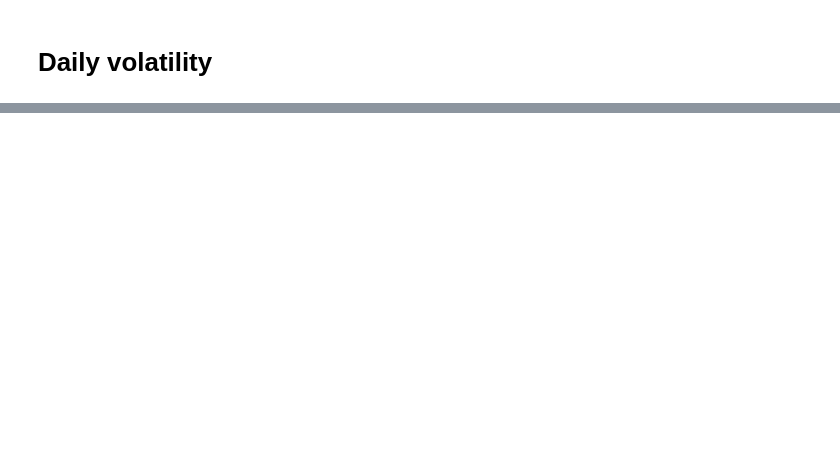
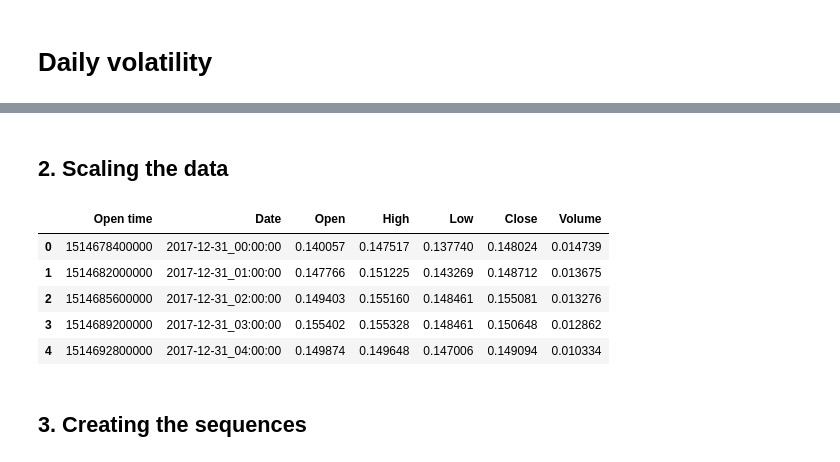
Before and after one commit to SamiFatmi/Bitcoin-price-prediction, a Jupyter notebook: LSTM.ipynb, the cells around one changed output, grey strips where cells are left out. Saved outputs shown, nothing was run; the diff lists cells and outputs as text; code cells hidden in the pictures; blank space fills up the shorter version.

```diff
--- a/LSTM.ipynb
+++ b/LSTM.ipynb
@@ -45,0 +98,28 @@ plt.show()
+# %% [markdown]
+## 2. Scaling the data
+# %%
+from sklearn.preprocessing import MinMaxScaler
+
+scaled_hourly_btc_data = pd.DataFrame()
+
+scaled_hourly_btc_data["Open time"] = hourly_btc_data["Open time"]
+scaled_hourly_btc_data["Date"] = hourly_btc_data["Date"]
+
+for col in ["Open","High","Low","Close","Volume"]:
+    scaler = MinMaxScaler()
+    serie = np.array(hourly_btc_data[col]).reshape(-1, 1)
+    scaler.fit(serie)
+    scaled_hourly_btc_data[col]  = scaler.transform(serie)
+
+scaled_hourly_btc_data["Date"] = hourly_btc_data["Date"]
+
+scaled_hourly_btc_data.head()
+# %% [output]
+|  | Open time | Date | Open | High | Low | Close | Volume |
+| 0 | 1514678400000 | 2017-12-31_00:00:00 | 0.140057 | 0.147517 | 0.137740 | 0.148024 | 0.014739 |
+| 1 | 1514682000000 | 2017-12-31_01:00:00 | 0.147766 | 0.151225 | 0.143269 | 0.148712 | 0.013675 |
+| 2 | 1514685600000 | 2017-12-31_02:00:00 | 0.149403 | 0.155160 | 0.148461 | 0.155081 | 0.013276 |
+| 3 | 1514689200000 | 2017-12-31_03:00:00 | 0.155402 | 0.155328 | 0.148461 | 0.150648 | 0.012862 |
+| 4 | 1514692800000 | 2017-12-31_04:00:00 | 0.149874 | 0.149648 | 0.147006 | 0.149094 | 0.010334 |
+# %% [markdown]
+## 3. Creating the sequences
```
Also changed, not shown: parts of 8 cells of this notebook.
